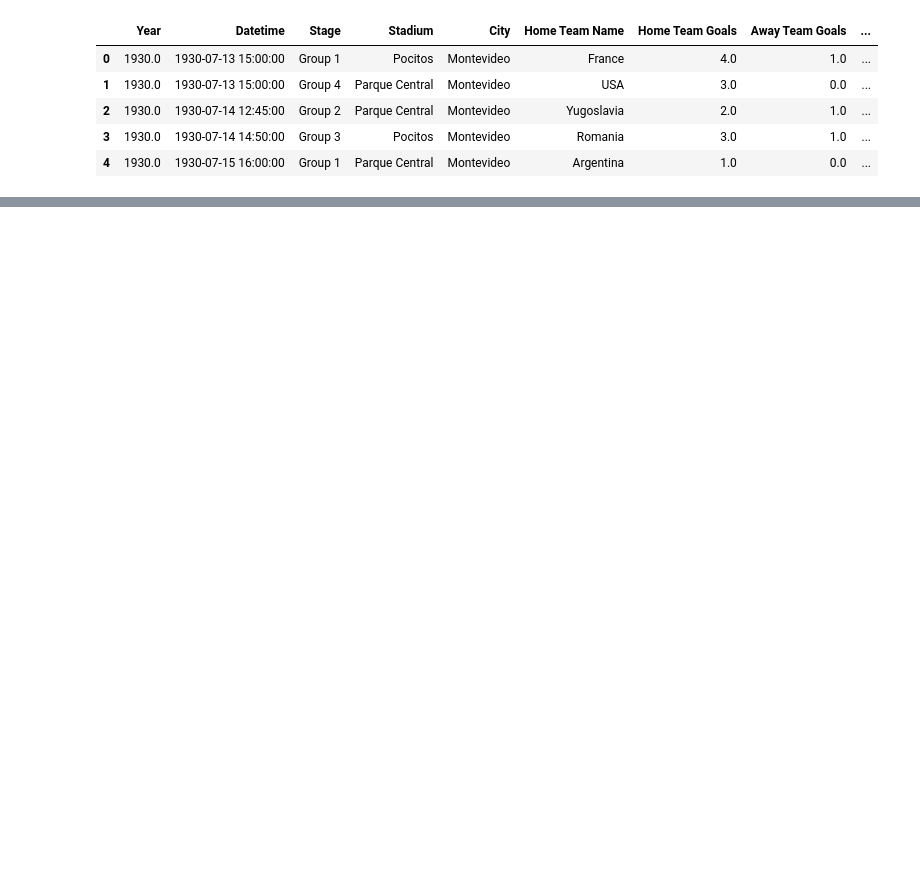
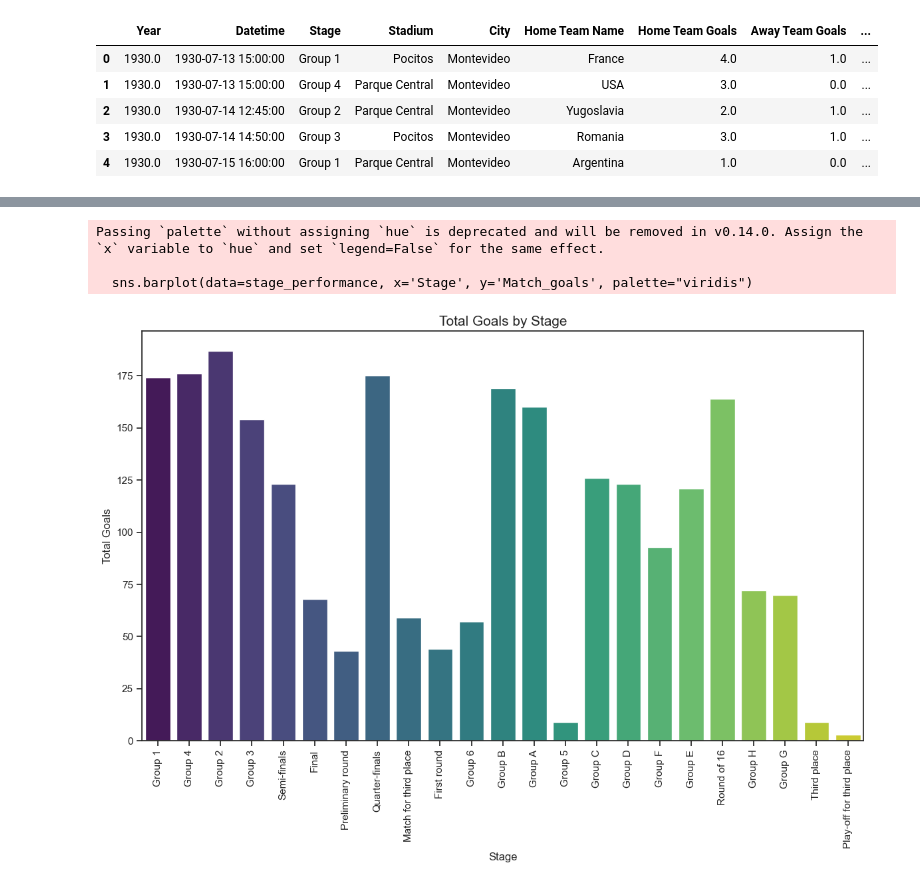
Before and after one commit to UsmanAhamed12/Data-Analyst-Intern-Project, a Jupyter notebook: FIFA WORLD CUP ANALYSIS PROJECT/NoteBooks/EDA_worldcupmatches.ipynb, the cells around one changed output, grey strips where cells are left out. Cells and saved outputs as stored; diff of their text form; code cells hidden in the pictures; blank space fills up the shorter version.

```diff
--- a/FIFA WORLD CUP ANALYSIS PROJECT/NoteBooks/EDA_worldcupmatches.ipynb
+++ b/FIFA WORLD CUP ANALYSIS PROJECT/NoteBooks/EDA_worldcupmatches.ipynb
@@ -212,0 +279,14 @@ Data.head()
+# %%
+## find total goals per match
+Data['Match_goals'] = Data['Away Team Goals'] + Data['Home Team Goals']
+
+## Group by total goals by stages
+stage_performance = Data.groupby('Stage')['Match_goals'].sum().reset_index()
+
+### indentify each stages total matches
+stage_performance['No_Match'] = Data.groupby('Stage')['Datetime'].count().values
+
+## create a new feature average goal per match in each stages
+stage_performance['Avg_match_goal'] = stage_performance['Match_goals'] / stage_performance['No_Match']
+stage_performance['Avg_match_goal'] = stage_performance['Avg_match_goal'].astype(int)
+stage_performance
@@ -212,0 +311,15 @@ Data.head()
+# %%
+## Vosualize Total goals per stages
+
+plt.figure(figsize=(14, 8))
+sns.barplot(data=stage_performance, x='Stage', y='Match_goals', palette="viridis")
+plt.xticks(rotation=90)
+plt.title("Total Goals by Stage", fontsize = 15)
+plt.xlabel("Stage")
+plt.ylabel("Total Goals")
+plt.show()
+# %% [output]
+Passing `palette` without assigning `hue` is deprecated and will be removed in v0.14.0. Assign the `x` variable to `hue` and set `legend=False` for the same effect.
+
+  sns.barplot(data=stage_performance, x='Stage', y='Match_goals', palette="viridis")
+[figure, added]
```
Also changed, not shown: parts of 11 cells of this notebook.
